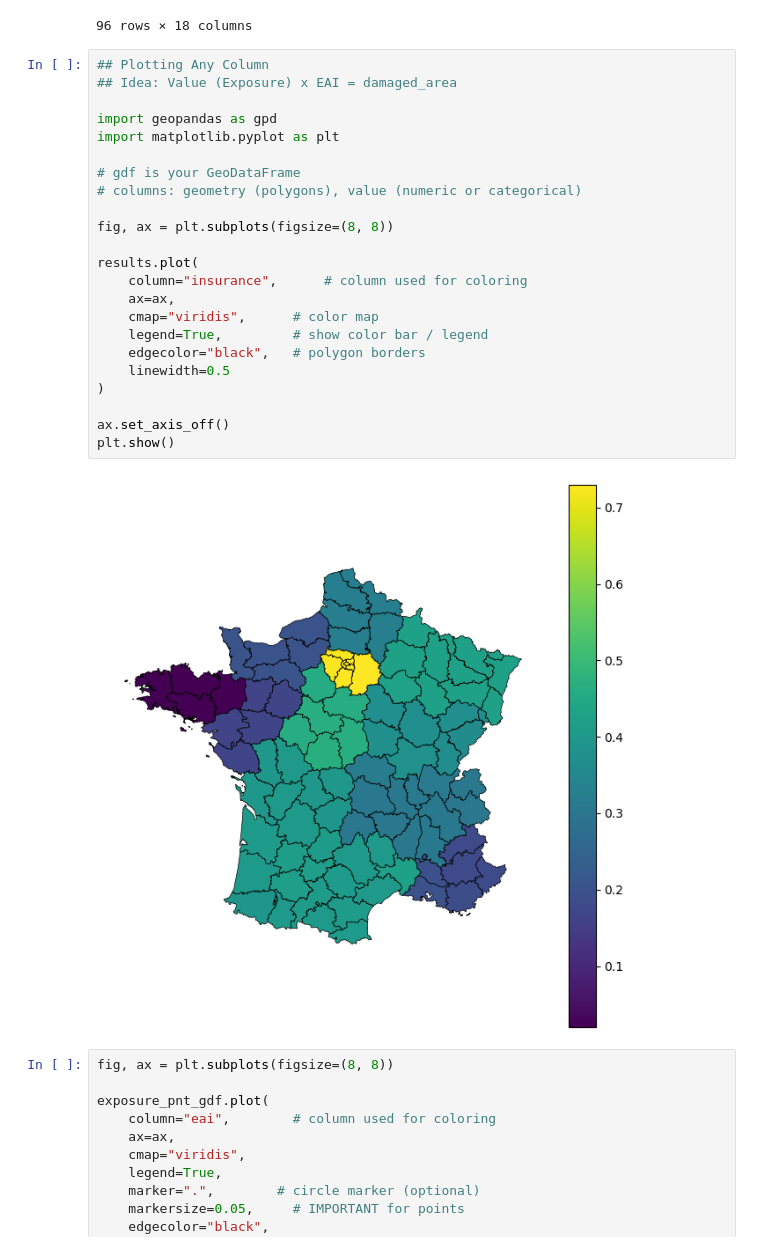
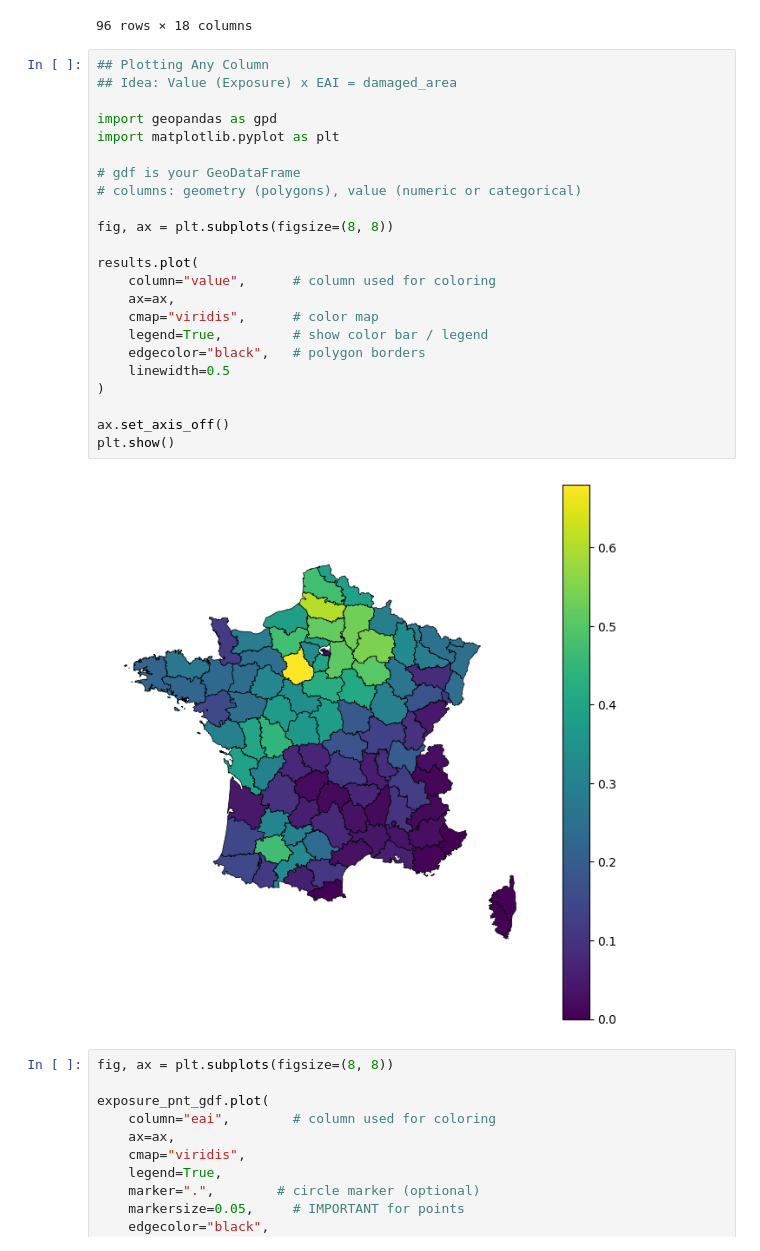
Before and after one commit to arvedluetzen/mus-climada, a Jupyter notebook: notebooks/0424_pipeline_update.ipynb, the cells around one changed output. Saved outputs shown, nothing was run; the diff lists cells and outputs as text.

```diff
--- a/notebooks/0424_pipeline_update.ipynb
+++ b/notebooks/0424_pipeline_update.ipynb
@@ -220,28 +220,28 @@ results
 # %%
 ## Plotting Any Column
 ## Idea: Value (Exposure) x EAI = damaged_area
 
 import geopandas as gpd
 import matplotlib.pyplot as plt
 
 # gdf is your GeoDataFrame
 # columns: geometry (polygons), value (numeric or categorical)
 
 fig, ax = plt.subplots(figsize=(8, 8))
 
 results.plot(
-    column="insurance",      # column used for coloring
+    column="value",      # column used for coloring
     ax=ax,
     cmap="viridis",      # color map
     legend=True,         # show color bar / legend
     edgecolor="black",   # polygon borders
     linewidth=0.5
 )
 
 ax.set_axis_off()
 plt.show()
 # %% [output]
-[figure, old version]
+[figure, new version]
 # %%
 fig, ax = plt.subplots(figsize=(8, 8))
 
```
Also changed, not shown: parts of 3 cells of this notebook, 5 other files.
